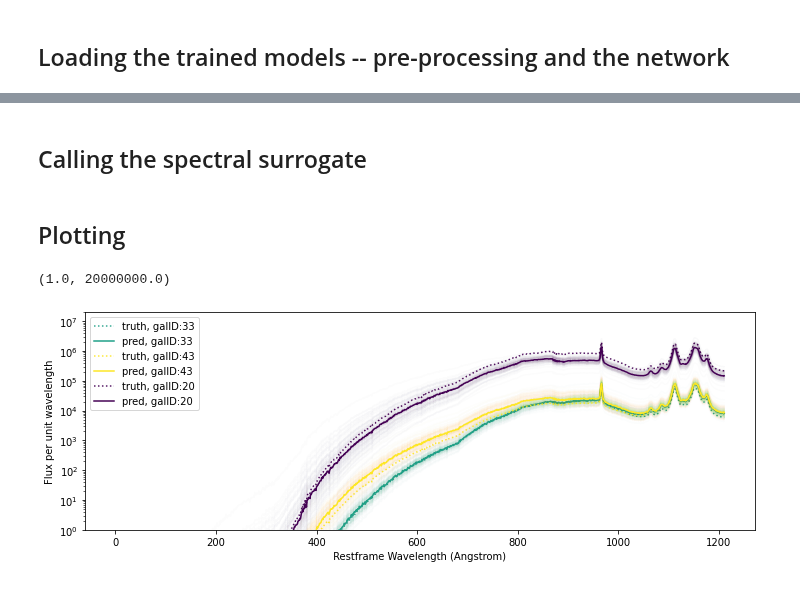
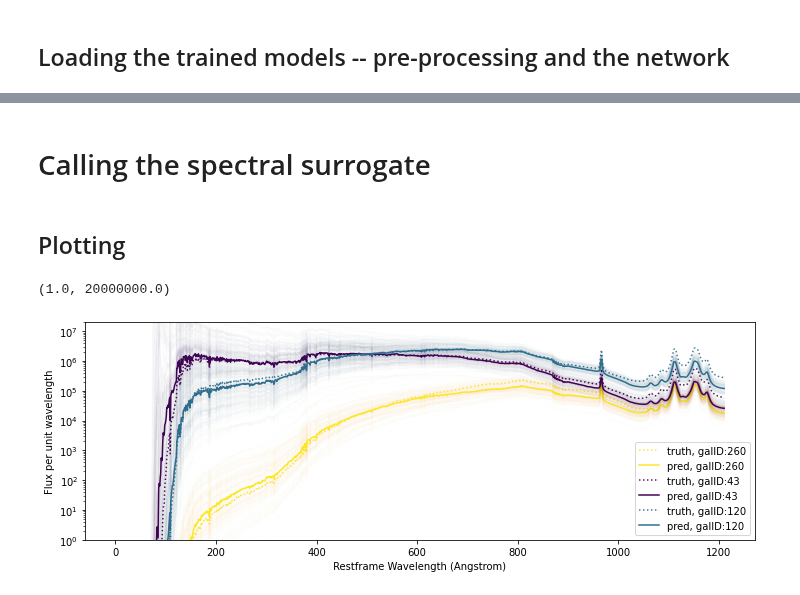
Before and after one commit to patricialarsen/emulator_utils, a Jupyter notebook: notebooks/prob_spec.ipynb, the cells around one changed output, grey strips where cells are left out. Saved outputs shown, nothing was run; the diff lists cells and outputs as text; code cells hidden in the pictures.

Commit message:
spec surrogate updated

```diff
--- a/notebooks/prob_spec.ipynb
+++ b/notebooks/prob_spec.ipynb
@@ -33,7 +33,7 @@ sps_inputs = np.concatenate((redshift[np.newaxis, :], ebv[np.newaxis, :], sfh.T)
 
 _, param_test_unscaled, _, mag_test_unscaled = random_holdout(sps_inputs, mags, split_fraction = 0.1)
 # %% [markdown]
-## Calling the spectral surrogate
+# Calling the spectral surrogate
 # %%
 pcolor_all, _, _ = mcdrop_pred(param_test_unscaled, mlp, scaler, scaler_y)
 # %% [markdown]
@@ -41,28 +41,28 @@ pcolor_all, _, _ = mcdrop_pred(param_test_unscaled, mlp, scaler, scaler_y)
 # %%
 plt.figure(figsize = (12, 4))
 
-galID_arr =  [33, 43, 20]
+galID_arr =  [260, 43, 120]
 colorparams = galID_arr
 colormap = cm.viridis
 normalize = mcolors.Normalize(vmin=np.min(colorparams), vmax=np.max(colorparams))
 
 
 for galID in galID_arr:
 
     color = colormap(normalize(galID))
 
     plt.plot(mag_test_unscaled[galID], linestyle='dotted', color = color, label='truth, galID:%d'%galID, alpha=0.9)
 
     plt.plot(pcolor_all[:, galID, :].T,  color = color, alpha=0.01)
-    plt.plot( np.median(pcolor_all[:, galID, :].T, axis=1),  color = color, alpha=1, label='pred, galID:%d'%galID);
+    plt.plot(np.median(pcolor_all[:, galID, :].T, axis=1),  color = color, alpha=1, label='pred, galID:%d'%galID);
 
 
 plt.ylabel('Flux per unit wavelength')
 plt.xlabel(' Restframe Wavelength (Angstrom) ')
 
 plt.yscale('log')
 plt.legend()
 plt.ylim(1e0, 2e7)
 # %% [output]
 (1.0, 20000000.0)
-[figure, old version]
+[figure, new version]
```
Also changed, not shown: parts of 1 cell of this notebook, 4 other files.
